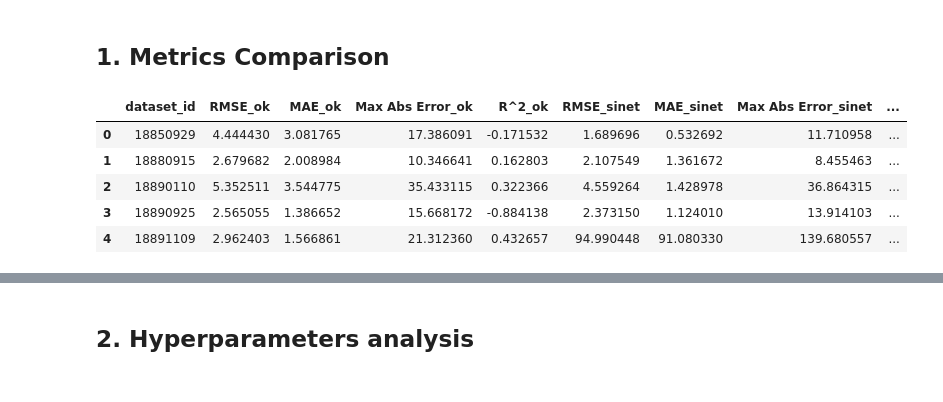
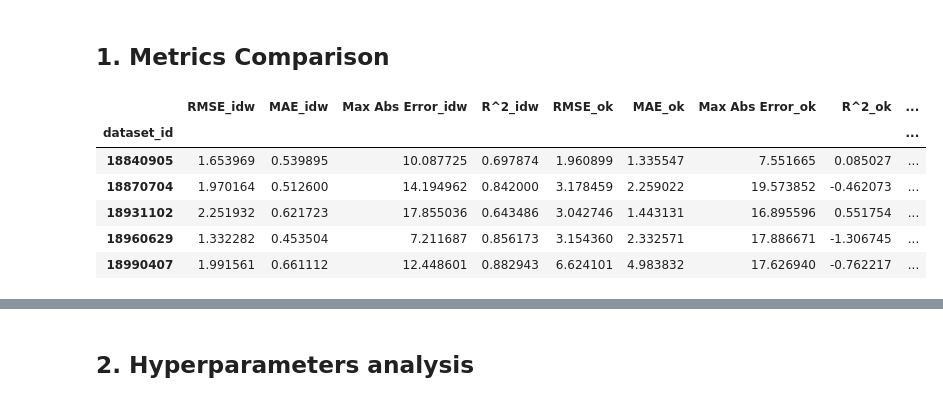
Before and after one commit to jamesWalczak/climatrix, a Jupyter notebook: experiments/jwalczak/01_Apr_02_compare_recon_method/notebooks/analysis.ipynb, the cells around one changed output, grey strips where cells are left out. Saved outputs shown, nothing was run; the diff lists cells and outputs as text; code cells hidden in the pictures.

```diff
--- a/experiments/jwalczak/01_Apr_02_compare_recon_method/notebooks/analysis.ipynb
+++ b/experiments/jwalczak/01_Apr_02_compare_recon_method/notebooks/analysis.ipynb
@@ -17,34 +17,41 @@ NOTEBOOK_DIR = Path(__session__).parent.parent
 RESULTS_DIR = NOTEBOOK_DIR / "results"
 OK_RESULTS = RESULTS_DIR / "ok"
 SINET_RESULTS = RESULTS_DIR / "inr" / "sinet"
+MMGN_RESULTS = RESULTS_DIR / "inr" / "mmgn"
 IDW_RESULTS = RESULTS_DIR / "idw"
 # %% [markdown]
 ## 1. Metrics Comparison
 # %%
-ok_data = pd.read_csv(OK_RESULTS / "metrics.csv")
-sinet_data = pd.read_csv(SINET_RESULTS / "metrics.csv")
-idw_data = pd.read_csv(IDW_RESULTS / "metrics.csv")
+ok_data = pd.read_csv(OK_RESULTS / "metrics.csv").set_index("dataset_id").add_suffix("_ok", axis=1)
+idw_data = pd.read_csv(IDW_RESULTS / "metrics.csv").drop("Unnamed: 0", axis=1).set_index("dataset_id").add_suffix("_idw", axis=1)
+mmgn_data = pd.read_csv(MMGN_RESULTS / "metrics.csv").set_index("dataset_id").add_suffix("_mmgn", axis=1)
+sinet_data = pd.read_csv(SINET_RESULTS / "metrics.csv").set_index("dataset_id").add_suffix("_sinet", axis=1)
 # %%
 all_data = pd.merge(
+    idw_data,
     ok_data,
-    sinet_data,
     how="inner",
     on="dataset_id",
-    suffixes=["_ok", "_sinet"],
 )
 all_data = pd.merge(
     all_data,
-    idw_data,
+    mmgn_data,
     how="inner",
     on="dataset_id"
 )
-all_data = all_data.rename({"RMSE": "RMSE_idw", "MAE": "MAE_idw", "Max Abs Error": "Max Abs Error_idw", "R^2": "R^2_idw"}, axis=1)
+all_data = pd.merge(
+    all_data,
+    sinet_data,
+    how="inner",
+    on="dataset_id"
+)
 all_data.head()
 # %% [output]
-|  | dataset_id | RMSE_ok | MAE_ok | Max Abs Error_ok | R^2_ok | RMSE_sinet | MAE_sinet | Max Abs Error_sinet | ... |
-| 0 | 18850929 | 4.444430 | 3.081765 | 17.386091 | -0.171532 | 1.689696 | 0.532692 | 11.710958 | ... |
-| 1 | 18880915 | 2.679682 | 2.008984 | 10.346641 | 0.162803 | 2.107549 | 1.361672 | 8.455463 | ... |
-| 2 | 18890110 | 5.352511 | 3.544775 | 35.433115 | 0.322366 | 4.559264 | 1.428978 | 36.864315 | ... |
-| 3 | 18890925 | 2.565055 | 1.386652 | 15.668172 | -0.884138 | 2.373150 | 1.124010 | 13.914103 | ... |
-| 4 | 18891109 | 2.962403 | 1.566861 | 21.312360 | 0.432657 | 94.990448 | 91.080330 | 139.680557 | ... |
+|  | RMSE_idw | MAE_idw | Max Abs Error_idw | R^2_idw | RMSE_ok | MAE_ok | Max Abs Error_ok | R^2_ok | ... |
+| dataset_id |  |  |  |  |  |  |  |  | ... |
+| 18840905 | 1.653969 | 0.539895 | 10.087725 | 0.697874 | 1.960899 | 1.335547 | 7.551665 | 0.085027 | ... |
+| 18870704 | 1.970164 | 0.512600 | 14.194962 | 0.842000 | 3.178459 | 2.259022 | 19.573852 | -0.462073 | ... |
+| 18931102 | 2.251932 | 0.621723 | 17.855036 | 0.643486 | 3.042746 | 1.443131 | 16.895596 | 0.551754 | ... |
+| 18960629 | 1.332282 | 0.453504 | 7.211687 | 0.856173 | 3.154360 | 2.332571 | 17.886671 | -1.306745 | ... |
+| 18990407 | 1.991561 | 0.661112 | 12.448601 | 0.882943 | 6.624101 | 4.983832 | 17.626940 | -0.762217 | ... |
 # %%
```
Also changed, not shown: parts of 28 cells of this notebook, 1 other file.
